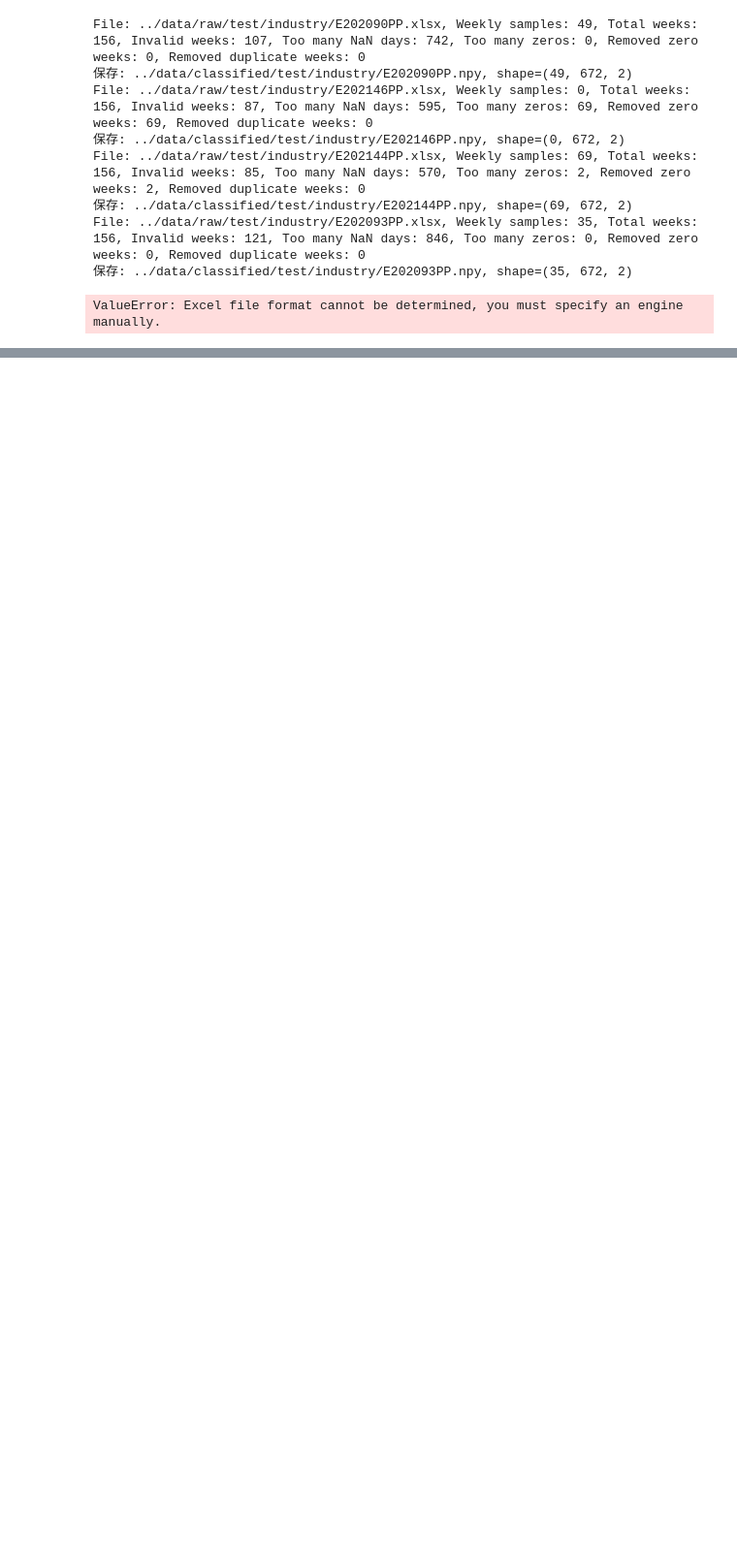
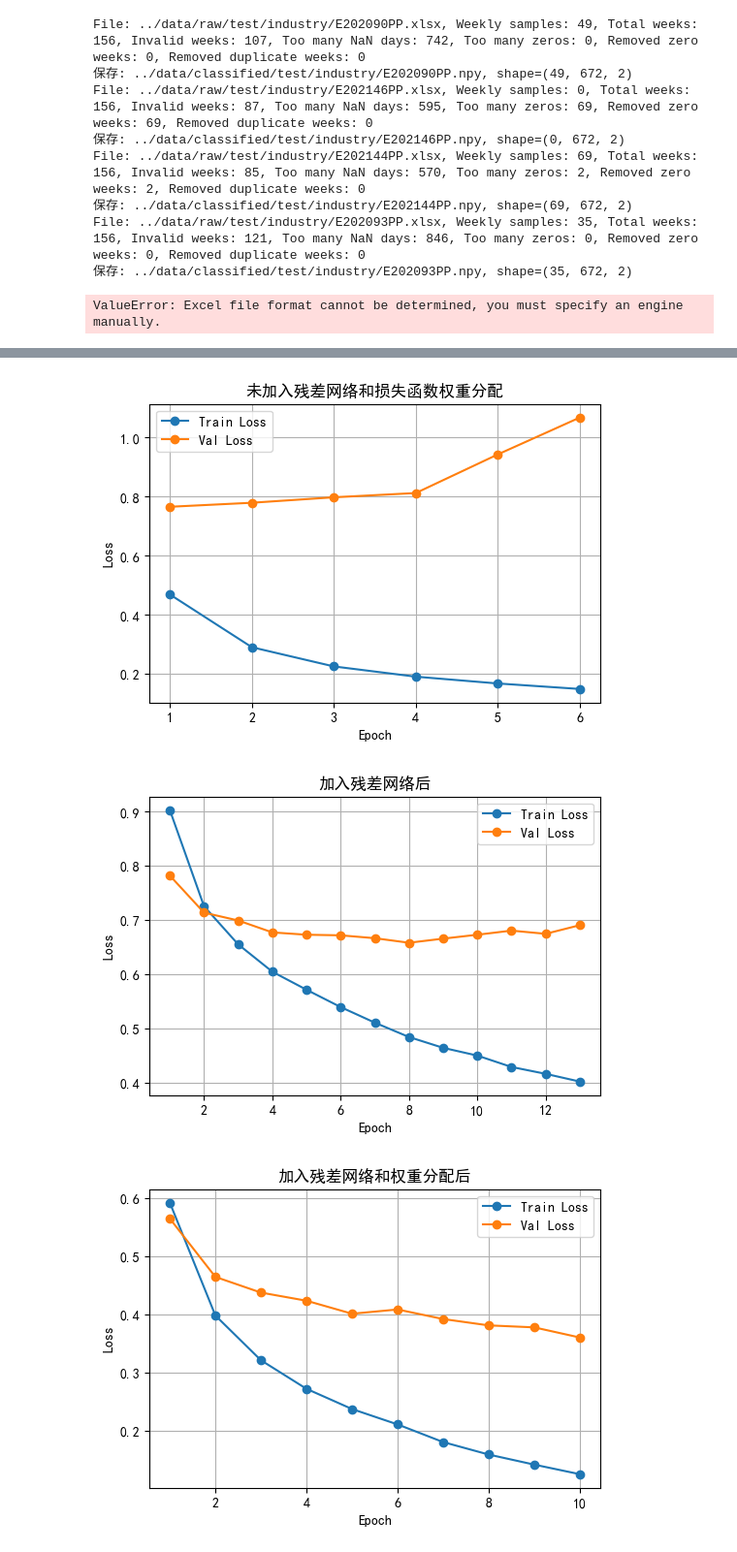
Before and after one commit to windly-neck/Load-Classify, a Jupyter notebook: notebooks/load_data.ipynb, the cells around one changed output, grey strips where cells are left out. Shown: that part at 97% size. Drawn from its saved outputs; the diff is of its cells as text; code cells hidden in the pictures; blank space fills up the shorter version.

```diff
--- a/notebooks/load_data.ipynb
+++ b/notebooks/load_data.ipynb
@@ -403,0 +431,62 @@ ValueError: Excel file format cannot be determined, you must specify an engine m
+# %%
+import matplotlib.pyplot as plt
+import matplotlib.font_manager
+import numpy as np
+import os
+
+font_path = os.path.join(os.path.dirname(__file__) if '__file__' in globals() else os.getcwd(), 'SimHei.ttf')
+if os.path.exists(font_path):
+    matplotlib.font_manager.fontManager.addfont(font_path)
+    plt.rcParams['font.sans-serif'] = ['SimHei']
+    plt.rcParams['axes.unicode_minus'] = False
+else:
+    print("未找到SimHei.ttf，请将中文字体文件放到notebooks目录下以支持中文显示。")
+
+# 第一组数据
+train_loss1 = [0.4693, 0.2907, 0.2257, 0.1910, 0.1680, 0.1494]
+val_loss1 = [0.7660, 0.7796, 0.7981, 0.8125, 0.9432, 1.0680]
+
+# 第二组数据
+train_loss2 = [0.9029, 0.7254, 0.6550, 0.6045, 0.5712, 0.5392, 0.5104, 0.4839, 0.4639, 0.4496, 0.4286, 0.4159, 0.4016]
+val_loss2 = [0.7820, 0.7136, 0.6991, 0.6771, 0.6728, 0.6717, 0.6664, 0.6580, 0.6656, 0.6728, 0.6804, 0.6745, 0.6904]
+
+# 第三组数据
+train_loss3 = [0.5920, 0.3984, 0.3216, 0.2726, 0.2379, 0.2115, 0.1812, 0.1598, 0.1425, 0.1261]
+val_loss3 = [0.5647, 0.4647, 0.4378, 0.4238, 0.4015, 0.4088, 0.3924, 0.3815, 0.3781, 0.3607]
+
+# 绘制第一幅图
+plt.figure(figsize=(6,4))
+plt.plot(range(1, len(train_loss1)+1), train_loss1, marker='o', label='Train Loss')
+plt.plot(range(1, len(val_loss1)+1), val_loss1, marker='o', label='Val Loss')
+plt.xlabel('Epoch')
+plt.ylabel('Loss')
+plt.title('未加入残差网络和损失函数权重分配')
+plt.legend()
+plt.grid(True)
+plt.show()
+
+# 绘制第二幅图
+plt.figure(figsize=(6,4))
+plt.plot(range(1, len(train_loss2)+1), train_loss2, marker='o', label='Train Loss')
+plt.plot(range(1, len(val_loss2)+1), val_loss2, marker='o', label='Val Loss')
+plt.xlabel('Epoch')
+plt.ylabel('Loss')
+plt.title('加入残差网络后')
+plt.legend()
+plt.grid(True)
+plt.show()
+
+# 绘制第三幅图
+plt.figure(figsize=(6,4))
+plt.plot(range(1, len(train_loss3)+1), train_loss3, marker='o', label='Train Loss')
+plt.plot(range(1, len(val_loss3)+1), val_loss3, marker='o', label='Val Loss')
+plt.xlabel('Epoch')
+plt.ylabel('Loss')
+plt.title('加入残差网络和权重分配后')
+plt.legend()
+plt.grid(True)
+plt.show()
+# %% [output]
+[figure, added]
+[figure, added]
+[figure, added]
```
Also changed, not shown: parts of 2 cells of this notebook, 6 other files.
